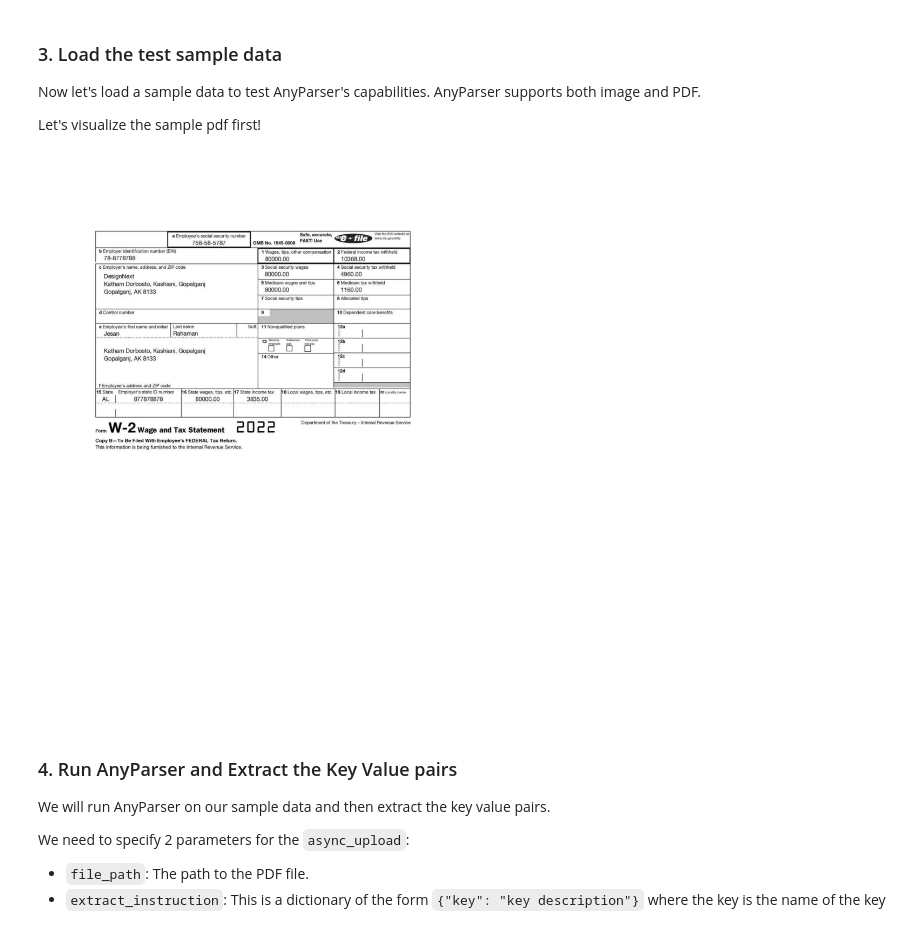
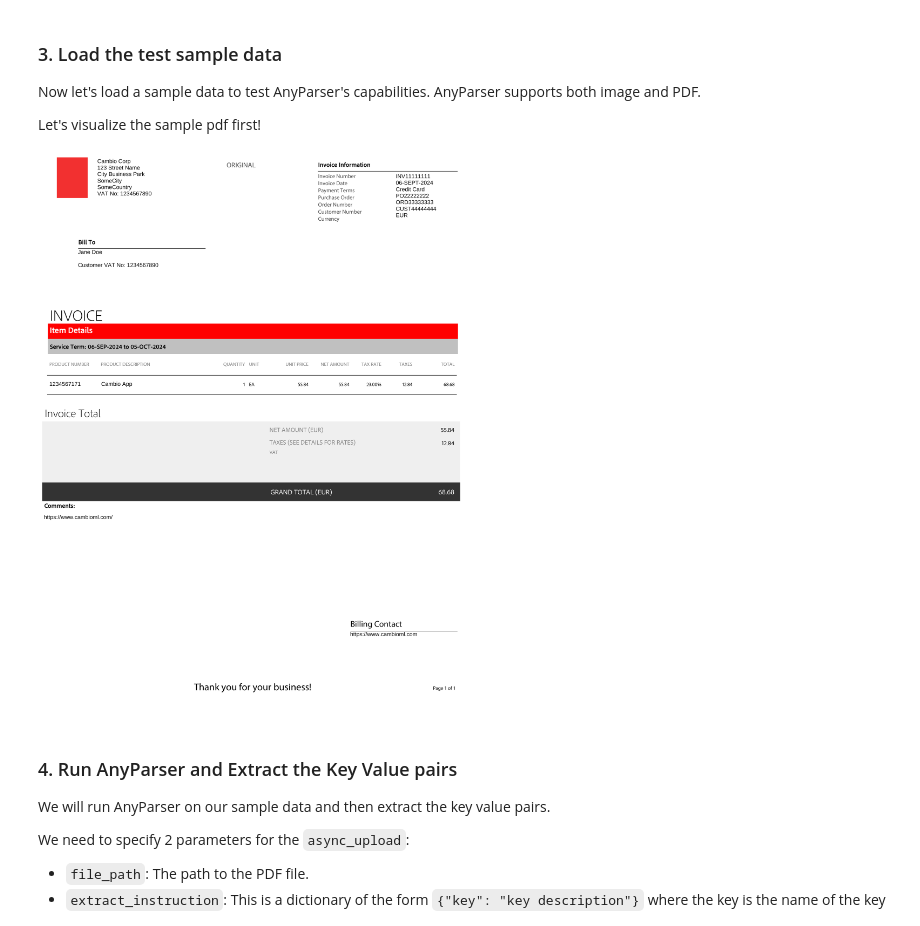
Before and after one commit to CambioML/any-parser, a Jupyter notebook: examples/async_pdf_to_key_value.ipynb, the cells around one changed output. Cells and saved outputs as stored; diff of their text form; code cells hidden in the pictures.

Commit message:
add customer examples for invoice pdf and medical report image

```diff
--- a/examples/async_pdf_to_key_value.ipynb
+++ b/examples/async_pdf_to_key_value.ipynb
@@ -65,15 +65,15 @@ Now let's load a sample data to test AnyParser's capabilities. AnyParser support
 
 Let's visualize the sample pdf first!
 # %%
-example_local_file = "./sample_data/test1.pdf"
+example_local_file = "./sample_data/test_invoice.pdf"
 
 # Convert PDF to a list of images
 pages = convert_from_path(example_local_file, 300)  # 300 is the DPI
 
 # Display the first page
 display(pages[0])
 # %% [output]
-[figure, old version]
+[figure, new version]
 # %% [markdown]
 ### 4. Run AnyParser and Extract the Key Value pairs
 
```
Also changed, not shown: parts of 2 cells of this notebook, 5 other files.
